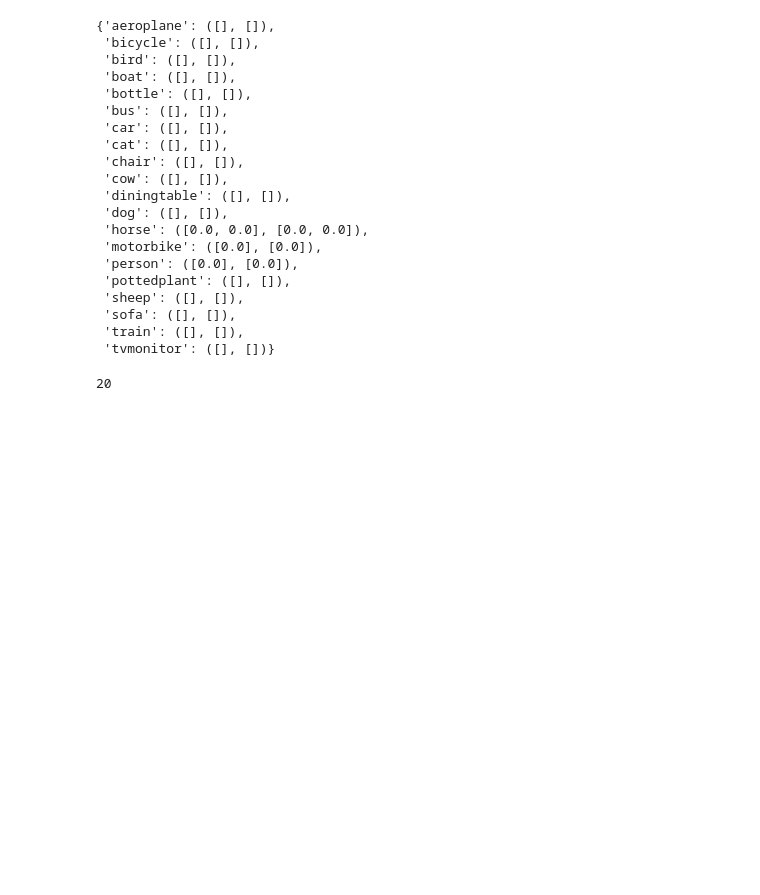
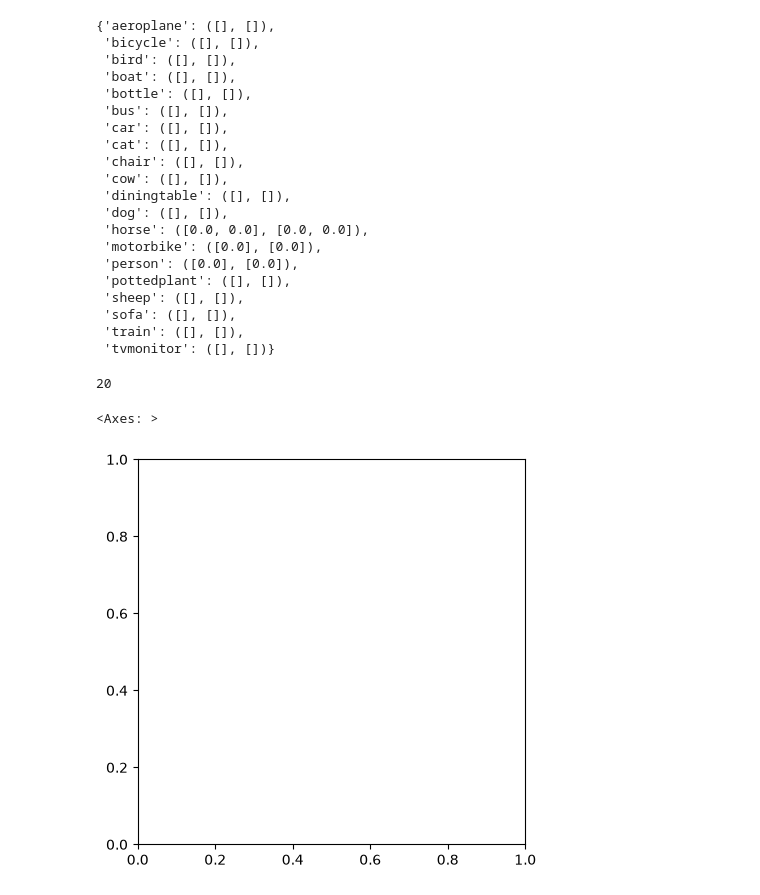
Before and after one commit to Nikhil-Spatial/DetectorV1, a Jupyter notebook: notebooks/05_eval_pipeline_experiments.ipynb, the cells around one changed output. Saved outputs shown, nothing was run; the diff lists cells and outputs as text; code cells hidden in the pictures; blank space fills up the shorter version.

```diff
--- a/notebooks/05_eval_pipeline_experiments.ipynb
+++ b/notebooks/05_eval_pipeline_experiments.ipynb
@@ -508,3 +508,12 @@ precision_recall_lists
 len(precision_recall_lists)
 # %% [output]
 20
+# %%
+from matplotlib import pyplot as plt
+
+fig, ax = plt.subplots(1, figsize=(5, 5))
+
+ax
+# %% [output]
+<Axes: >
+[figure, added]
```
Also changed, not shown: 1 other file.
